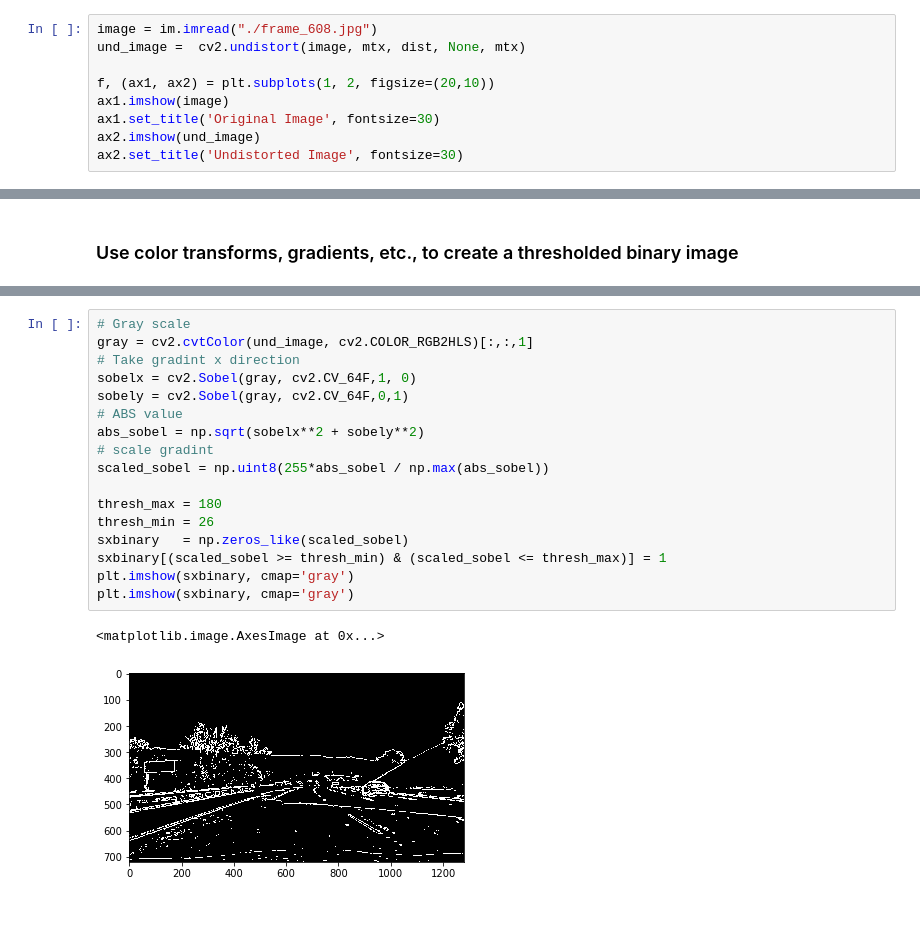
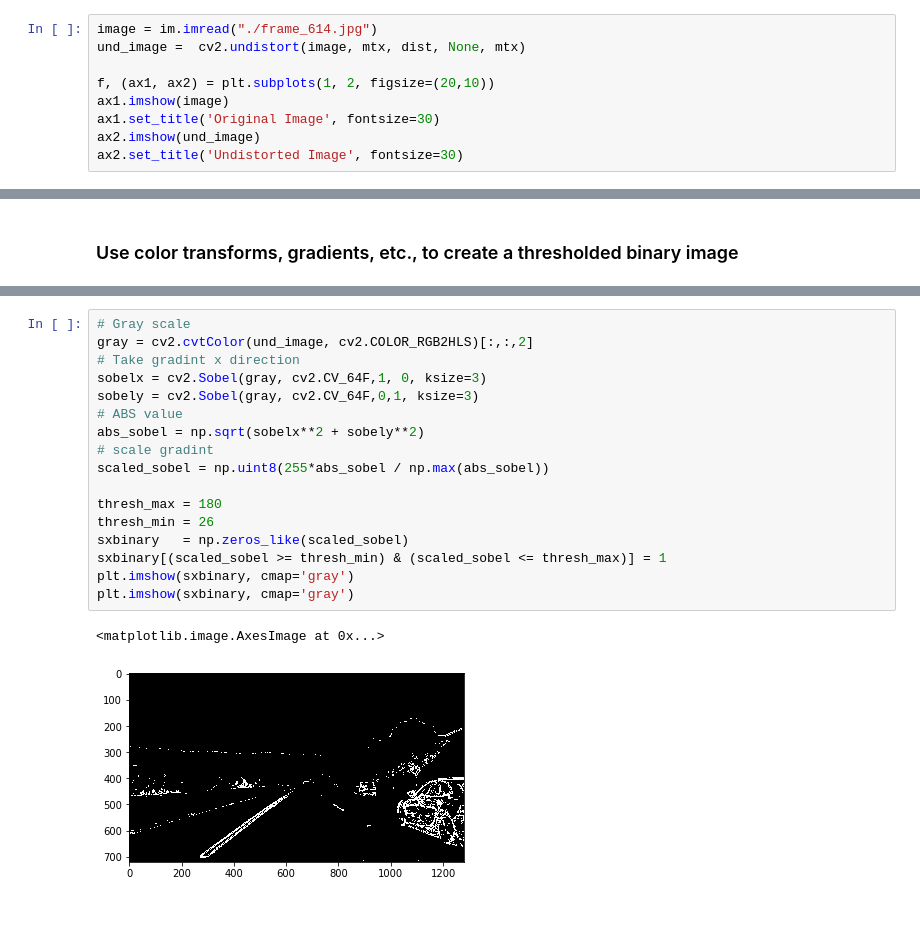
Before and after one commit to husams/CarND-Advanced-Lane-Lines, a Jupyter notebook: project.ipynb, the cells around one changed output, grey strips where cells are left out. Cells and saved outputs as stored; diff of their text form; blank space fills up the shorter version.

```diff
--- a/project.ipynb
+++ b/project.ipynb
@@ -84,7 +84,7 @@ ax2.set_title('Undistorted Image', fontsize=30)
 # %% [markdown]
 ## Apply a distortion correction to raw images
 # %%
-image = im.imread("./frame_608.jpg")
+image = im.imread("./frame_614.jpg")
 und_image =  cv2.undistort(image, mtx, dist, None, mtx)
 
 f, (ax1, ax2) = plt.subplots(1, 2, figsize=(20,10))
@@ -100,21 +220,23 @@ ax2.set_title('Undistorted Image', fontsize=30)
 # %%
 # Gray scale
-gray = cv2.cvtColor(und_image, cv2.COLOR_RGB2HLS)[:,:,1]
+gray = cv2.cvtColor(und_image, cv2.COLOR_RGB2HLS)[:,:,2]
 # Take gradint x direction
-sobelx = cv2.Sobel(gray, cv2.CV_64F,1, 0)
-sobely = cv2.Sobel(gray, cv2.CV_64F,0,1)
+sobelx = cv2.Sobel(gray, cv2.CV_64F,1, 0, ksize=3)
+sobely = cv2.Sobel(gray, cv2.CV_64F,0,1, ksize=3)
 # ABS value
 abs_sobel = np.sqrt(sobelx**2 + sobely**2)
 # scale gradint
 scaled_sobel = np.uint8(255*abs_sobel / np.max(abs_sobel))
 
 thresh_max = 180
 thresh_min = 26
 sxbinary   = np.zeros_like(scaled_sobel)
 sxbinary[(scaled_sobel >= thresh_min) & (scaled_sobel <= thresh_max)] = 1
 plt.imshow(sxbinary, cmap='gray')
 plt.imshow(sxbinary, cmap='gray')
 # %% [output]
 <matplotlib.image.AxesImage at 0x...>
-[figure, old version]
+[figure, new version]
+# %% [markdown]
+###
 # %%
```
Also changed, not shown: parts of 15 cells of this notebook, 4 other files.
